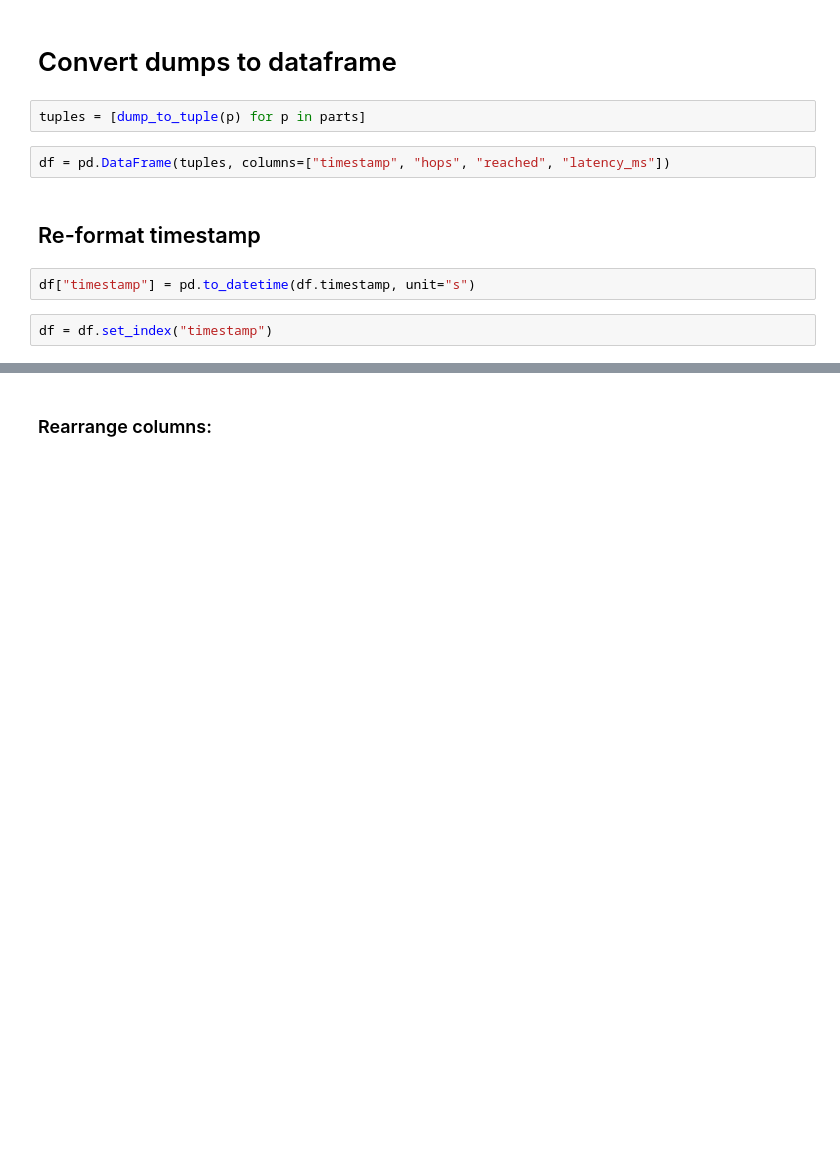
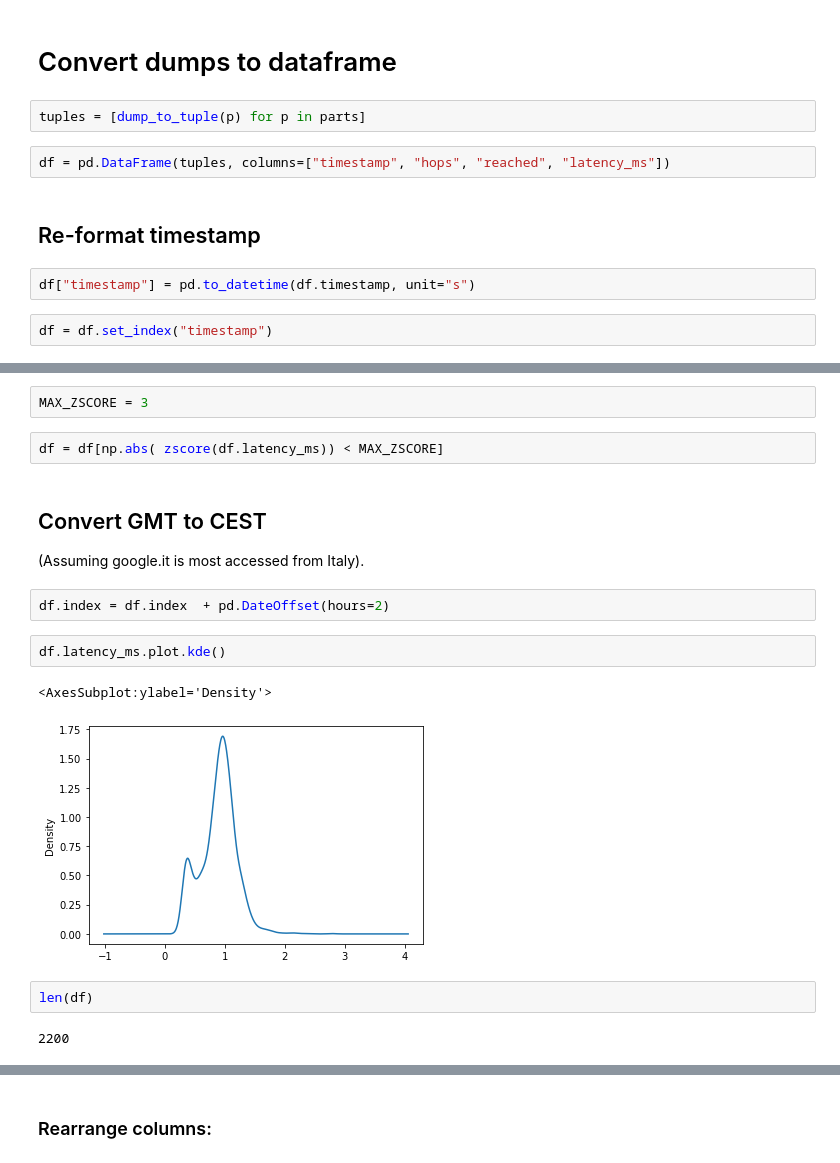
Before and after one commit to aiman-al-masoud/edi_reports, a Jupyter notebook: lab1/analysis.ipynb, the cells around one changed output, grey strips where cells are left out. Drawn from its saved outputs; the diff is of its cells as text; blank space fills up the shorter version.

```diff
--- a/lab1/analysis.ipynb
+++ b/lab1/analysis.ipynb
@@ -62,0 +83,19 @@ df["hour"] = df.index.hour
+# %%
+MAX_ZSCORE = 3
+# %%
+df = df[np.abs( zscore(df.latency_ms)) < MAX_ZSCORE]
+# %% [markdown]
+## Convert GMT to CEST
+
+(Assuming google.it is most accessed from Italy).
+# %%
+df.index = df.index  + pd.DateOffset(hours=2)
+# %%
+df.latency_ms.plot.kde()
+# %% [output]
+<AxesSubplot:ylabel='Density'>
+[figure, added]
+# %%
+len(df)
+# %% [output]
+2200
```
Also changed, not shown: parts of 24 cells of this notebook, 6 other files.
